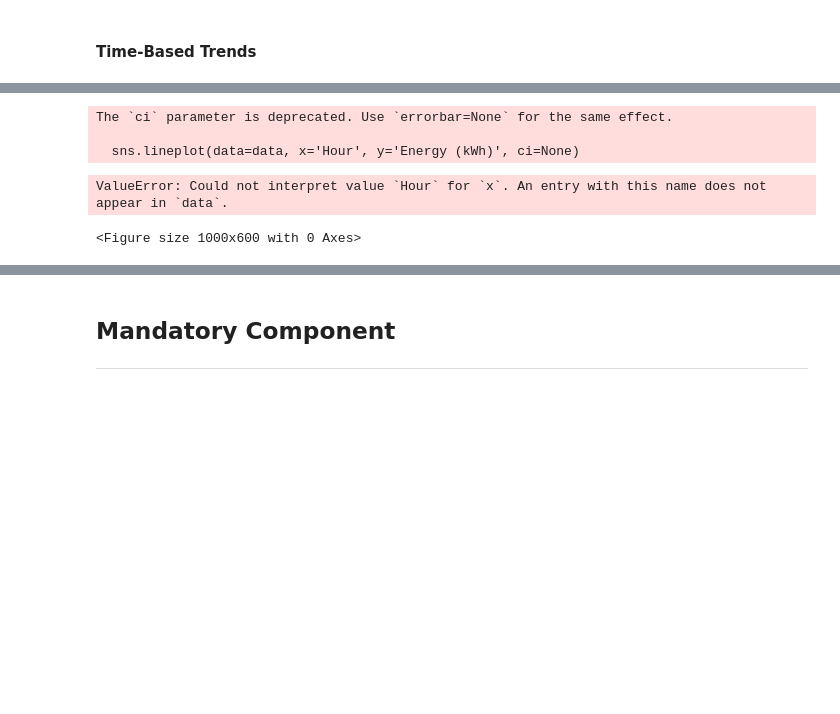
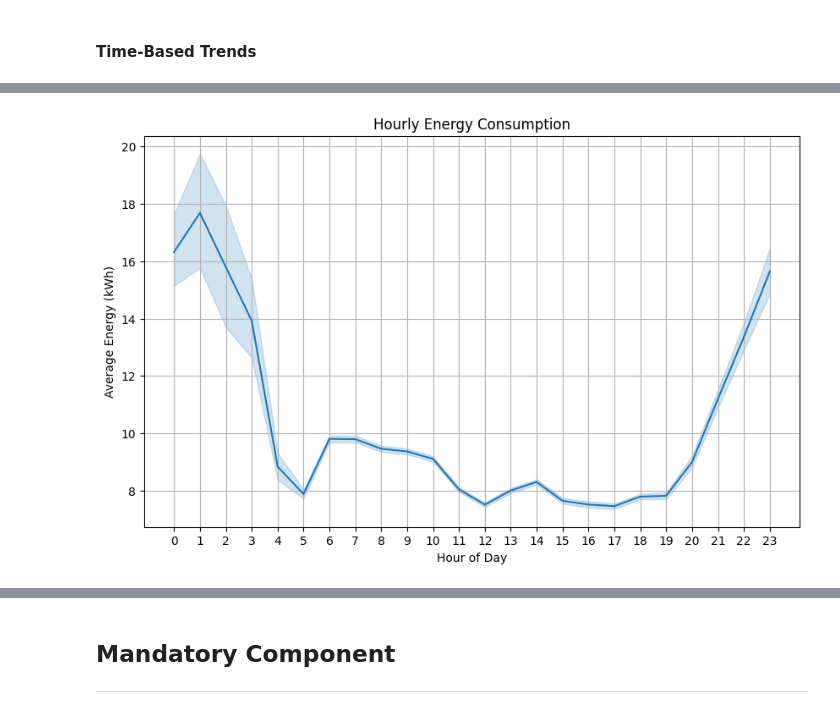
Before and after one commit to DitteGilsfeldt/42577-Introduction-to_Business_Analytics__Project, a Jupyter notebook: Ditte/Ditte.ipynb, the cells around one changed output, grey strips where cells are left out. Drawn from its saved outputs; the diff is of its cells as text; code cells hidden in the pictures; blank space fills up the shorter version.

Commit message:
Videre arbejde - med flere plots

```diff
--- a/Ditte/Ditte.ipynb
+++ b/Ditte/Ditte.ipynb
@@ -157,0 +157,3 @@ Name: Port Type, Length: 251508, dtype: object
+# %%
+data=data.set_index('User ID')
+data
@@ -233,8 +310,14 @@ plt.show()
 # %% [markdown]
 #### Time-Based Trends
 # %%
+# Ensure 'Start Date' is in datetime format
+data['Start Date'] = pd.to_datetime(data['Start Date'], errors='coerce')
+
 # Extract relevant time features
-data['Hour'] = data['Start Date'].dt.hour
-data['Weekday'] = data['Start Date'].dt.weekday
-data['Weekend'] = data['Weekday'].apply(lambda x: 'Weekend' if x >= 5 else 'Weekday')
+data['Hour'] = data['Start Date'].dt.hour  # Extract hour
+data['Weekday'] = data['Start Date'].dt.weekday  # Extract weekday (0=Monday, 6=Sunday)
+data['Weekend'] = data['Weekday'].apply(lambda x: 'Weekend' if x >= 5 else 'Weekday')  # Categorize as Weekend/Weekday
+
+# Verify the extracted columns
+print(data[['Start Date', 'Hour', 'Weekday', 'Weekend']])
 # %% [output]
@@ -242,19 +339,15 @@ AttributeError: Can only use .dt accessor with datetimelike values
 # %%
 # 1. Hourly Usage Patterns
 plt.figure(figsize=(10, 6))
-sns.lineplot(data=data, x='Hour', y='Energy (kWh)', ci=None)
+sns.lineplot(data=data, x='Hour', y='Energy (kWh)')
 plt.title('Hourly Energy Consumption')
 plt.xlabel('Hour of Day')
 plt.ylabel('Average Energy (kWh)')
 plt.xticks(range(0, 24))
 plt.grid(True)
 plt.show()
 # %% [output]
-The `ci` parameter is deprecated. Use `errorbar=None` for the same effect.
-
-  sns.lineplot(data=data, x='Hour', y='Energy (kWh)', ci=None)
-ValueError: Could not interpret value `Hour` for `x`. An entry with this name does not appear in `data`.
-<Figure size 1000x600 with 0 Axes>
+[figure, added]
 # %%
 # 2. Weekday vs Weekend
 weekday_energy = data.groupby('Weekend')['Energy (kWh)'].mean()
```
Also changed, not shown: parts of 28 cells of this notebook.
